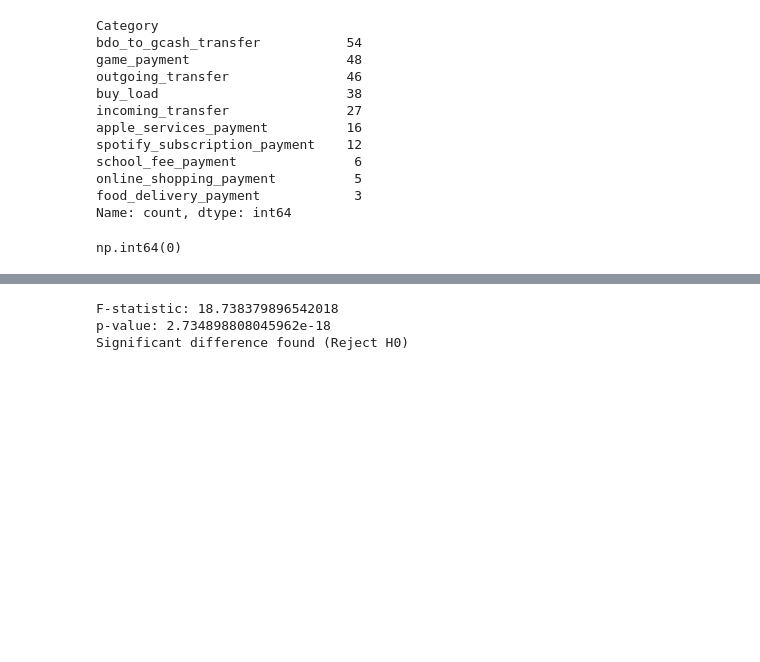
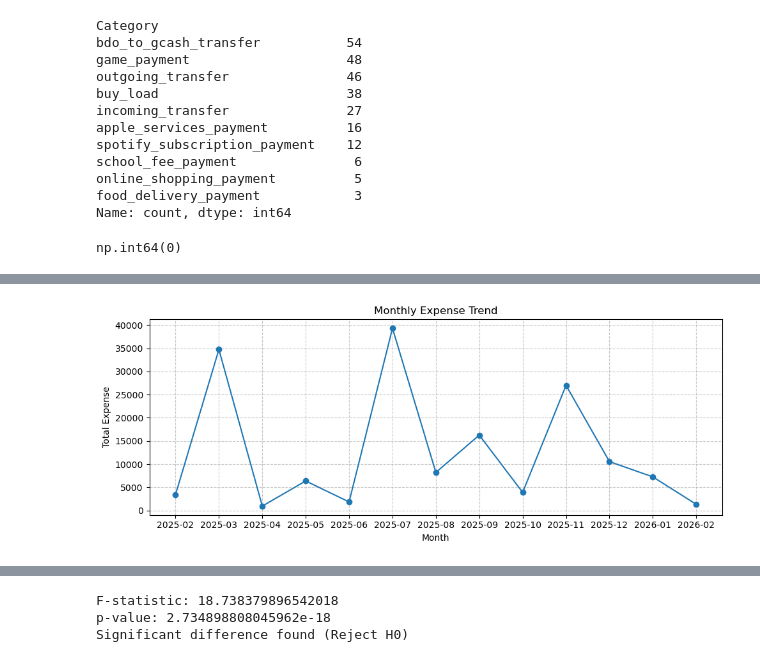
Before and after one commit to Shii02/CCDATSCL_PROJECT_COM221, a Jupyter notebook: main.ipynb, the cells around one changed output, grey strips where cells are left out. Cells and saved outputs as stored; diff of their text form; code cells hidden in the pictures; blank space fills up the shorter version.

```diff
--- a/main.ipynb
+++ b/main.ipynb
@@ -1137,0 +844,16 @@ df_buy_load.sort_values(by="Debit", ascending=False).head(5)
+# %%
+monthly = df_expenses.groupby('YearMonth')['Debit'].sum()
+
+plt.figure(figsize=(10,4))
+plt.plot(monthly.index, monthly.values, marker="o")
+plt.title("Monthly Expense Trend")
+plt.xlabel("Month")
+plt.ylabel("Total Expense")
+plt.grid(linestyle='--', alpha=0.7)
+plt.tight_layout()
+
+plt.savefig("figures/monthly_expense_trend.png", dpi=300, bbox_inches='tight')
+
+plt.show()
+# %% [output]
+[figure, added]
```
Also changed, not shown: parts of 122 cells of this notebook, 10 other files.
